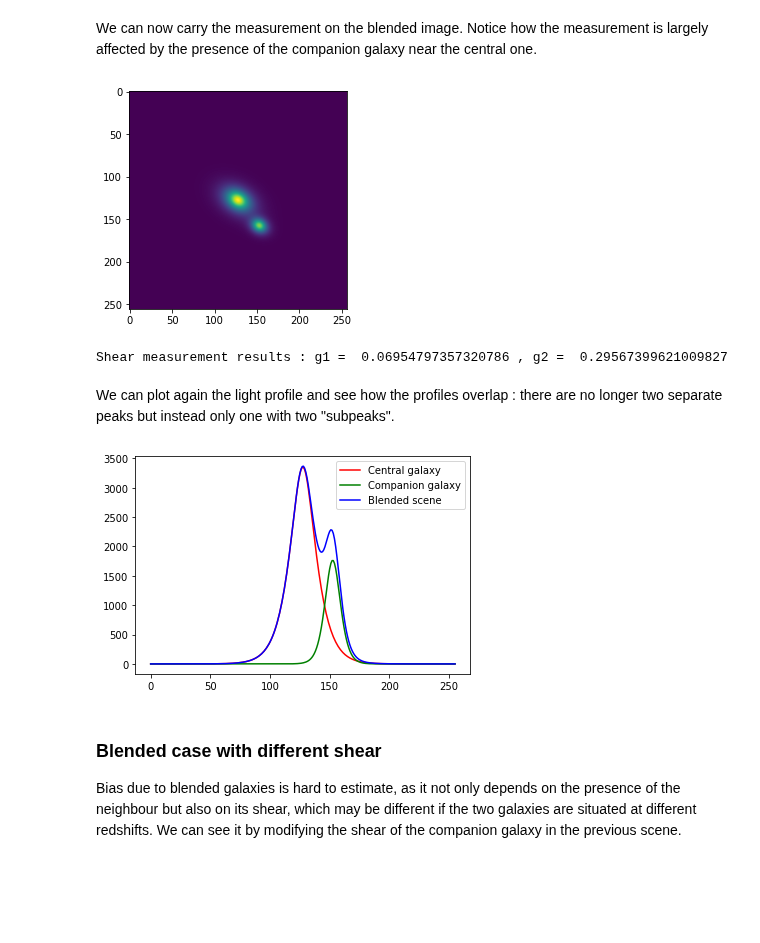
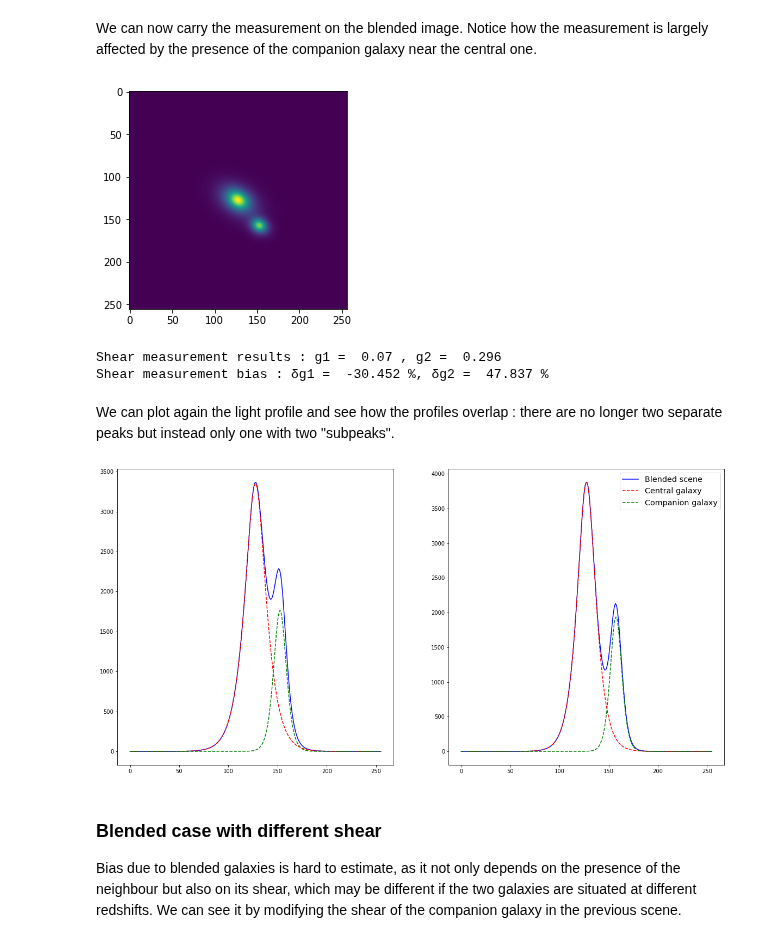
Before and after one commit to CosmoStat/Shear-and-PSF-Reading-Group, a Jupyter notebook: shearbook/bias/blending-bias.ipynb, the cells around one changed output. Drawn from its saved outputs; the diff is of its cells as text; code cells hidden in the pictures; blank space fills up the shorter version.

```diff
--- a/shearbook/bias/blending-bias.ipynb
+++ b/shearbook/bias/blending-bias.ipynb
@@ -85,23 +97,32 @@ plt.imshow(blended_scene.array)
 plt.show()
 
 measured_shear = galsim.hsm.EstimateShear(blended_scene,image_psf,shear_est='KSB')
-print("Shear measurement results : g1 = ",measured_shear.corrected_g1,", g2 = ",measured_shear.corrected_g2)
+print("Shear measurement results : g1 = ",round(measured_shear.corrected_g1,3),", g2 = ",round(measured_shear.corrected_g2,3))
+print("Shear measurement bias : \u03B4g1 = ",round((measured_shear.corrected_g1 - 0.1)/0.1 * 100,3),"%, \u03B4g2 = ",round((measured_shear.corrected_g2 - 0.2)/0.2*100,3),"%")
 # %% [output]
 [figure]
-Shear measurement results : g1 =  0.06954797357320786 , g2 =  0.29567399621009827
+Shear measurement results : g1 =  0.07 , g2 =  0.296
+Shear measurement bias : δg1 =  -30.452 %, δg2 =  47.837 %
 # %% [markdown]
 We can plot again the light profile and see how the profiles overlap : there are no longer two separate peaks but instead only one with two "subpeaks".
 # %%
+fig, (ax1,ax2) = plt.subplots(1,2,figsize=(20,10))
 profile_central = np.sum(image_central.array, axis=0)
 profile_companion = np.sum(image_companion.array, axis=0)
 profile_blended = np.sum(blended_scene.array, axis=0)
-plt.plot(list(range(256)),profile_central,color="red",label="Central galaxy")
-plt.plot(list(range(256)),profile_companion,color="green",label="Companion galaxy")
-plt.plot(list(range(256)),profile_blended,color="blue",label="Blended scene")
-plt.legend()
+ax1.plot(list(range(256)),profile_blended,color="blue",label="Blended scene")
+ax1.plot(list(range(256)),profile_central,'--',color="red",label="Central galaxy")
+ax1.plot(list(range(256)),profile_companion,'--',color="green",label="Companion galaxy")
+profile_central = np.sum(image_central.array, axis=1)
+profile_companion = np.sum(image_companion.array, axis=1)
+profile_blended = np.sum(blended_scene.array, axis=1)
+ax2.plot(list(range(256)),profile_blended,color="blue",label="Blended scene")
+ax2.plot(list(range(256)),profile_central,'--',color="red",label="Central galaxy")
+ax2.plot(list(range(256)),profile_companion,'--',color="green",label="Companion galaxy")
+plt.legend(fontsize="x-large")
 plt.show()
 # %% [output]
-[figure, old version]
+[figure, new version]
 # %% [markdown]
 ### Blended case with different shear
 Bias due to blended galaxies is hard to estimate, as it not only depends on the presence of the neighbour but also on its shear, which may be different if the two galaxies are situated at different redshifts. We can see it by modifying the shear of the companion galaxy in the previous scene.
```
Also changed, not shown: parts of 12 cells of this notebook, 3 other files.
